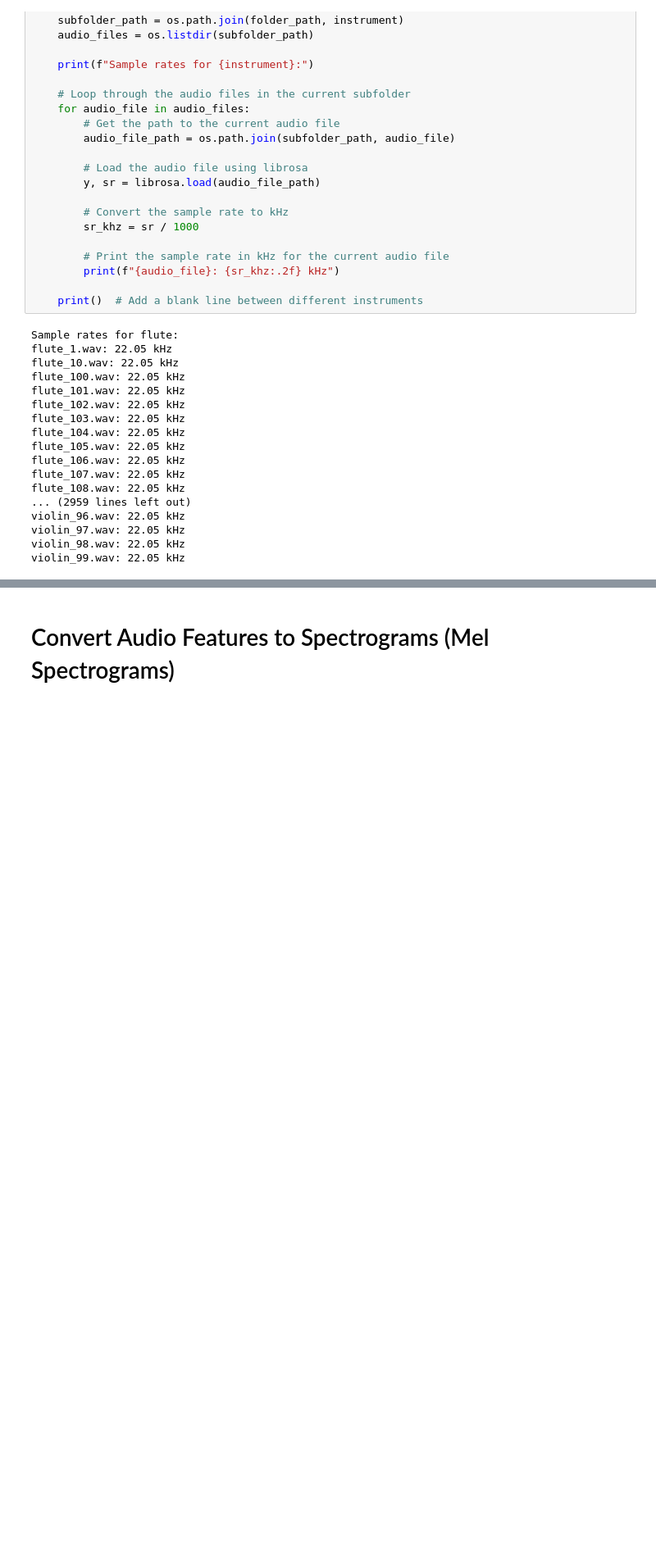
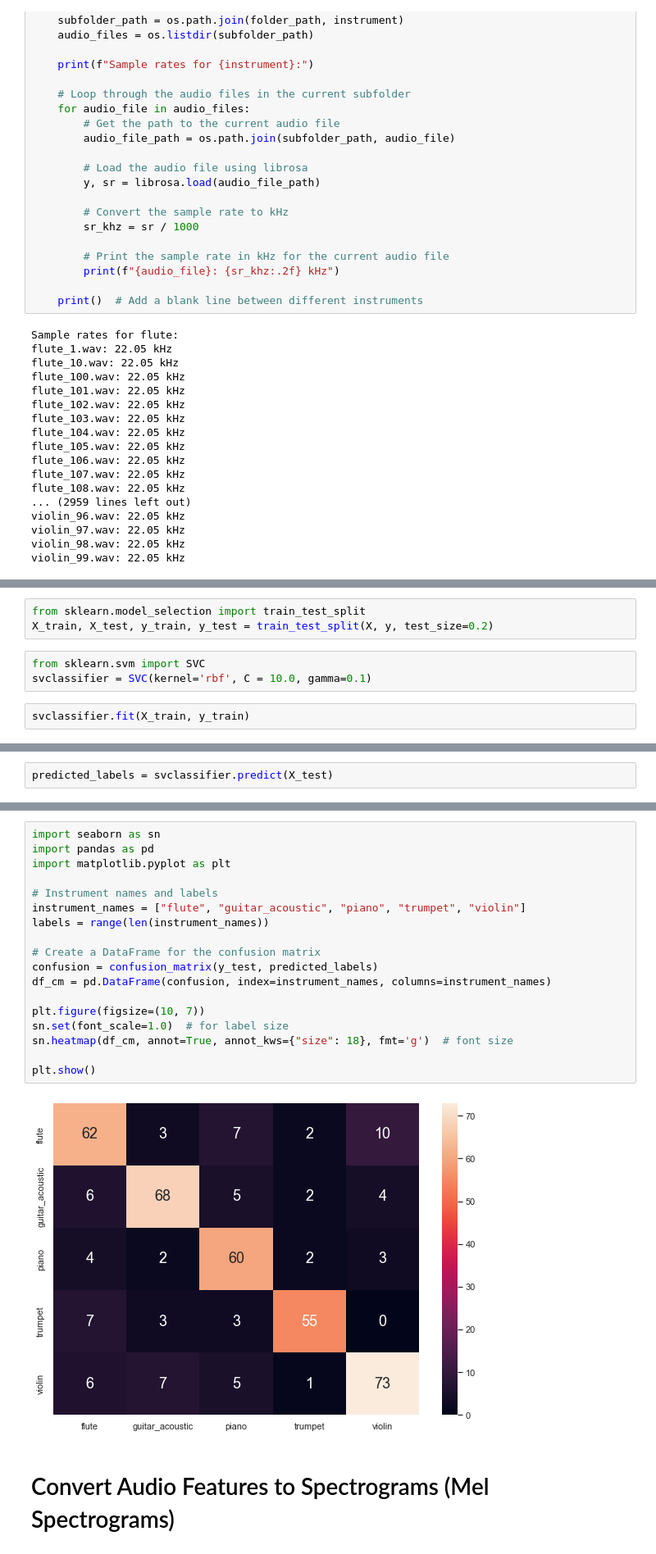
Before and after one commit to obinna345/capstone, a Jupyter notebook: capstone project.ipynb, the cells around one changed output, grey strips where cells are left out. Shown at 82% size. Drawn from its saved outputs; the diff is of its cells as text; blank space fills up the shorter version.

```diff
--- a/capstone project.ipynb
+++ b/capstone project.ipynb
@@ -706,0 +705,8 @@ mfcc_encoded.head(1000)
+# %%
+from sklearn.model_selection import train_test_split
+X_train, X_test, y_train, y_test = train_test_split(X, y, test_size=0.2)
+# %%
+from sklearn.svm import SVC
+svclassifier = SVC(kernel='rbf', C = 10.0, gamma=0.1)
+# %%
+svclassifier.fit(X_train, y_train)
@@ -706,0 +733,2 @@ mfcc_encoded.head(1000)
+# %%
+predicted_labels = svclassifier.predict(X_test)
@@ -707,3 +762,23 @@ mfcc_encoded.head(1000)
+# %%
+import seaborn as sn
+import pandas as pd
+import matplotlib.pyplot as plt
+
+# Instrument names and labels
+instrument_names = ["flute", "guitar_acoustic", "piano", "trumpet", "violin"]
+labels = range(len(instrument_names))
+
+# Create a DataFrame for the confusion matrix
+confusion = confusion_matrix(y_test, predicted_labels)
+df_cm = pd.DataFrame(confusion, index=instrument_names, columns=instrument_names)
+
+plt.figure(figsize=(10, 7))
+sn.set(font_scale=1.0)  # for label size
+sn.heatmap(df_cm, annot=True, annot_kws={"size": 18}, fmt='g')  # font size
+
+plt.show()
+# %% [output]
+[figure, added]
 # %% [markdown]
 # Convert Audio Features to Spectrograms (Mel Spectrograms)
 # %%
```
Also changed, not shown: parts of 21 cells of this notebook.
